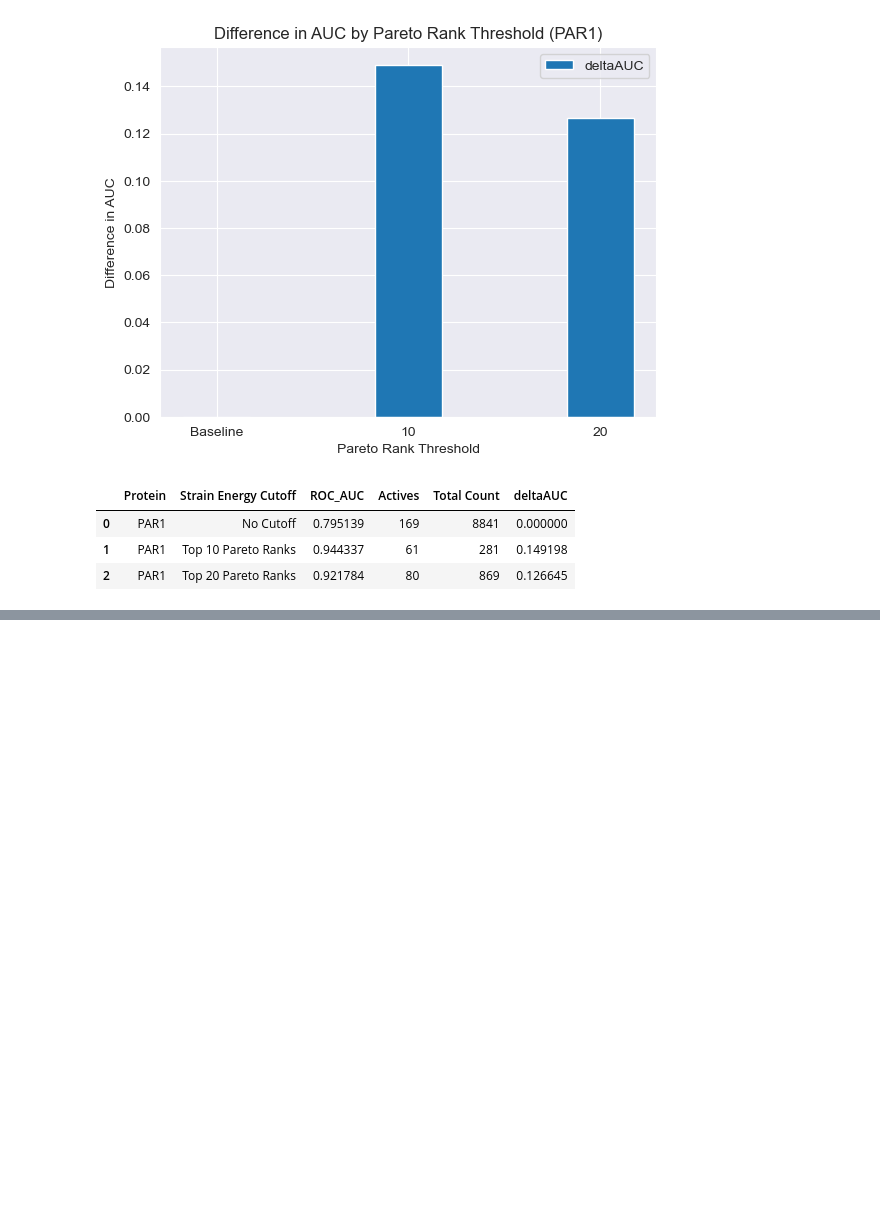
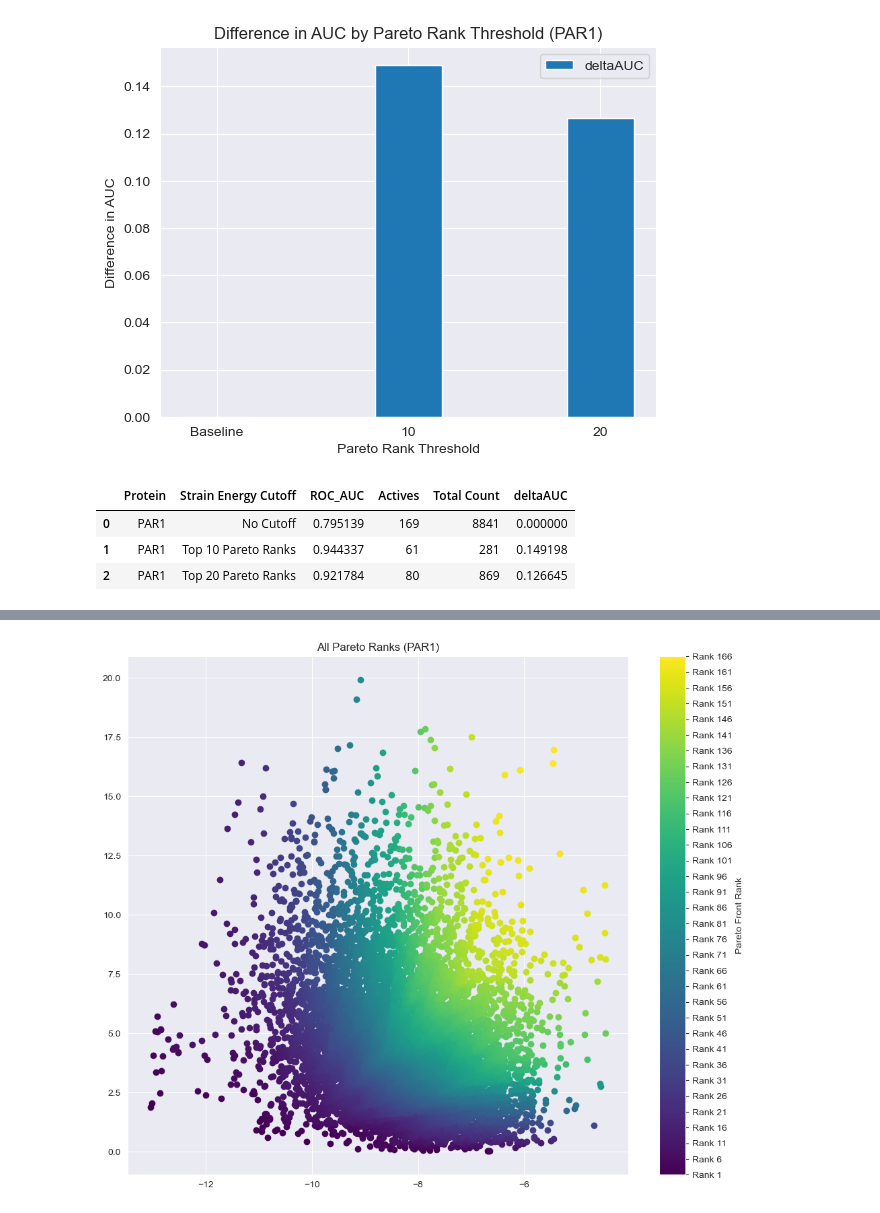
Before and after one commit to DKchemistry/chembl, a Jupyter notebook: GPCR-Bench-master/papermill/notebooks/gpcr_papermill_output_PAR1.ipynb, the cells around one changed output, grey strips where cells are left out. Cells and saved outputs as stored; diff of their text form; code cells hidden in the pictures; blank space fills up the shorter version.

```diff
--- a/GPCR-Bench-master/papermill/notebooks/gpcr_papermill_output_PAR1.ipynb
+++ b/GPCR-Bench-master/papermill/notebooks/gpcr_papermill_output_PAR1.ipynb
@@ -1616,0 +1870,3 @@ write_pareto_roc_metrics(data, pareto_ranks_indices, rank_thresholds, title_suff
+# %%
+for rank, indices in enumerate(total_pareto_ranks_indices):
+    print(f"Rank {rank+1}: {indices} points")
@@ -1616,0 +1903,14 @@ write_pareto_roc_metrics(data, pareto_ranks_indices, rank_thresholds, title_suff
+# %%
+# Create a copy of the original dataframe, data
+df_copy = data.copy()
+
+# Create a new column 'ParetoRank' with default value NaN
+df_copy["ParetoRank"] = np.nan
+
+# Get the integer position of the 'ParetoRank' column
+pareto_rank_col_index = df_copy.columns.get_loc("ParetoRank")
+
+# Loop over each rank and its indices
+for rank, indices in enumerate(total_pareto_ranks_indices):
+    # Update 'ParetoRank' for the rows at the current indices to the current rank
+    df_copy.iloc[indices, pareto_rank_col_index] = rank + 1
@@ -1616,0 +1933,41 @@ write_pareto_roc_metrics(data, pareto_ranks_indices, rank_thresholds, title_suff
+# %%
+# Create a new figure and axes
+fig, ax = plt.subplots(figsize=(12, 10))
+
+# Normalize color gradient based on num_ranks, be careful how it is defined in the code
+num_ranks = df_copy["ParetoRank"].nunique()
+norm = plt.cm.colors.Normalize(vmin=0, vmax=num_ranks - 1)
+
+# Set the title
+ax.set_title(f"All Pareto Ranks ({title_suffix})")
+
+# Use the axes for the scatter plots
+ax.scatter(
+    df_copy["r_i_docking_score"],
+    df_copy["Total_E"],
+    color="lightgrey",
+    label="Baseline Data",
+    alpha=0.5,
+)
+
+for i in range(1, num_ranks + 1):
+    rank_data = df_copy[df_copy["ParetoRank"] == i]
+    ax.scatter(
+        rank_data["r_i_docking_score"],
+        rank_data["Total_E"],
+        color=colormap(norm(i - 1)),
+        label=f"Rank {i}",
+    )
+
+# Use the axes for the colorbar
+sm = plt.cm.ScalarMappable(cmap=colormap, norm=norm)
+sm.set_array([])
+# Reduce the number of ticks on the colorbar
+cbar = fig.colorbar(sm, ax=ax, ticks=np.linspace(0, num_ranks - 1, num_ranks // 5))
+cbar.ax.set_yticklabels([f"Rank {i*5+1}" for i in range(num_ranks // 5)])
+cbar.set_label("Pareto Front Rank")
+
+plt.grid(True)
+plt.show()
+# %% [output]
+[figure, added]
```
Also changed, not shown: parts of 72 cells of this notebook, 9 other files.
